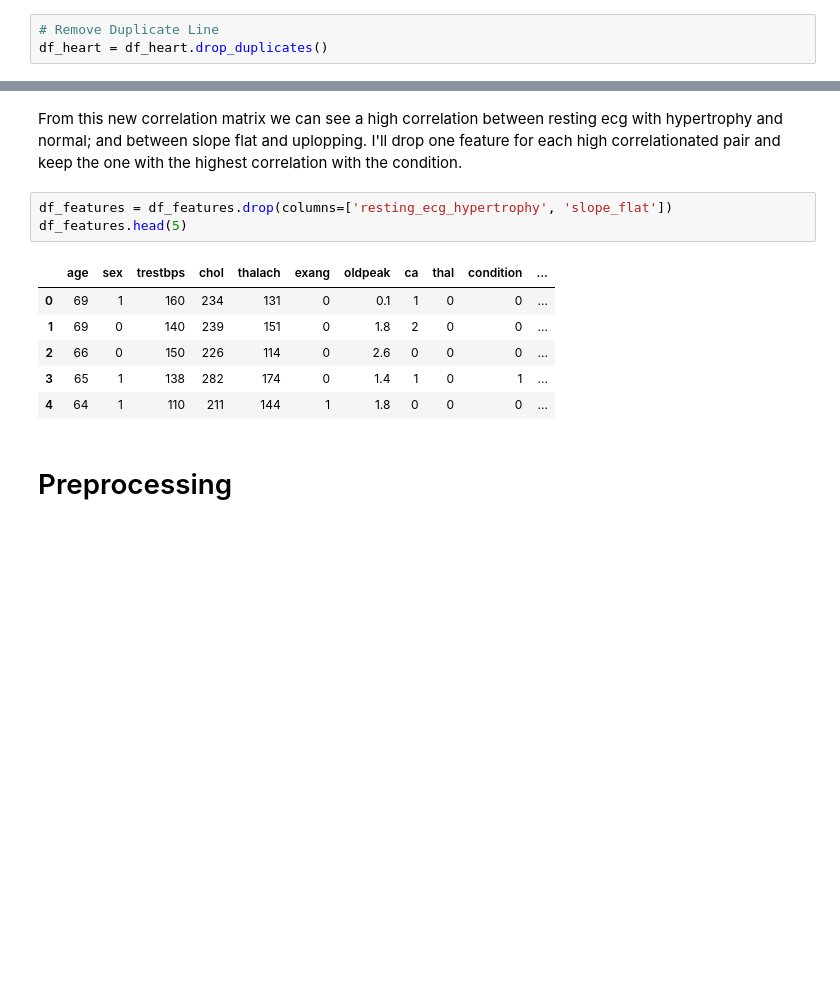
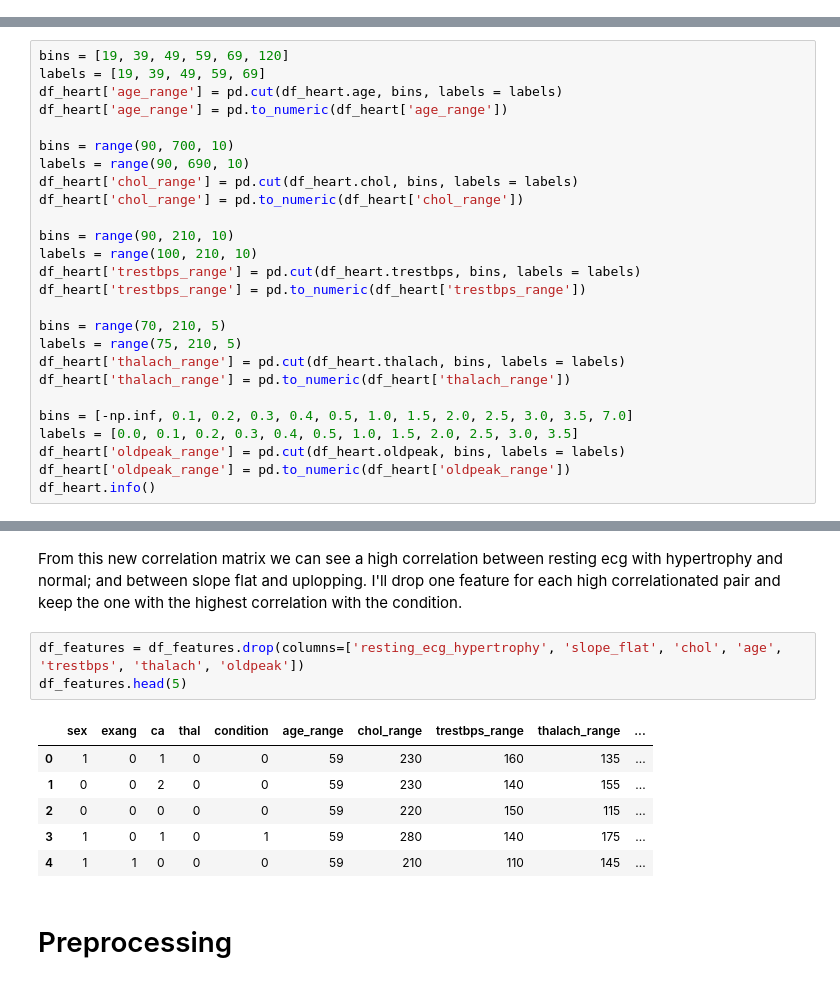
Before and after one commit to Daniel-Moreira/data_projects, a Jupyter notebook: heart_disease/HeartDisease.ipynb, the cells around one changed output, grey strips where cells are left out. Cells and saved outputs as stored; diff of their text form; blank space fills up the shorter version.

```diff
--- a/heart_disease/HeartDisease.ipynb
+++ b/heart_disease/HeartDisease.ipynb
@@ -109,6 +110,3 @@ df_heart.describe([.05, .95])
 pp.ProfileReport(df_heart)
 # %% [output]
 [interactive output not drawn]
-# %%
-# Remove Duplicate Line
-df_heart = df_heart.drop_duplicates()
@@ -122,0 +155,26 @@ plt.show()
+# %%
+bins = [19, 39, 49, 59, 69, 120]
+labels = [19, 39, 49, 59, 69]
+df_heart['age_range'] = pd.cut(df_heart.age, bins, labels = labels)
+df_heart['age_range'] = pd.to_numeric(df_heart['age_range'])
+
+bins = range(90, 700, 10)
+labels = range(90, 690, 10)
+df_heart['chol_range'] = pd.cut(df_heart.chol, bins, labels = labels)
+df_heart['chol_range'] = pd.to_numeric(df_heart['chol_range'])
+
+bins = range(90, 210, 10)
+labels = range(100, 210, 10)
+df_heart['trestbps_range'] = pd.cut(df_heart.trestbps, bins, labels = labels)
+df_heart['trestbps_range'] = pd.to_numeric(df_heart['trestbps_range'])
+
+bins = range(70, 210, 5)
+labels = range(75, 210, 5)
+df_heart['thalach_range'] = pd.cut(df_heart.thalach, bins, labels = labels)
+df_heart['thalach_range'] = pd.to_numeric(df_heart['thalach_range'])
+
+bins = [-np.inf, 0.1, 0.2, 0.3, 0.4, 0.5, 1.0, 1.5, 2.0, 2.5, 3.0, 3.5, 7.0]
+labels = [0.0, 0.1, 0.2, 0.3, 0.4, 0.5, 1.0, 1.5, 2.0, 2.5, 3.0, 3.5]
+df_heart['oldpeak_range'] = pd.cut(df_heart.oldpeak, bins, labels = labels)
+df_heart['oldpeak_range'] = pd.to_numeric(df_heart['oldpeak_range'])
+df_heart.info()
@@ -185,15 +281,15 @@ plt.show()
 From this new correlation matrix we can see a high correlation between resting ecg with hypertrophy and normal; and between slope flat and uplopping.
 I'll drop one feature for each high correlationated pair and keep the one with the highest correlation with the condition.
 # %%
-df_features = df_features.drop(columns=['resting_ecg_hypertrophy', 'slope_flat'])
+df_features = df_features.drop(columns=['resting_ecg_hypertrophy', 'slope_flat', 'chol', 'age', 'trestbps', 'thalach', 'oldpeak'])
 df_features.head(5)
 # %% [output]
-|  | age | sex | trestbps | chol | thalach | exang | oldpeak | ca | thal | condition | ... |
-| 0 | 69 | 1 | 160 | 234 | 131 | 0 | 0.1 | 1 | 0 | 0 | ... |
-| 1 | 69 | 0 | 140 | 239 | 151 | 0 | 1.8 | 2 | 0 | 0 | ... |
-| 2 | 66 | 0 | 150 | 226 | 114 | 0 | 2.6 | 0 | 0 | 0 | ... |
-| 3 | 65 | 1 | 138 | 282 | 174 | 0 | 1.4 | 1 | 0 | 1 | ... |
-| 4 | 64 | 1 | 110 | 211 | 144 | 1 | 1.8 | 0 | 0 | 0 | ... |
+|  | sex | exang | ca | thal | condition | age_range | chol_range | trestbps_range | thalach_range | ... |
+| 0 | 1 | 0 | 1 | 0 | 0 | 59 | 230 | 160 | 135 | ... |
+| 1 | 0 | 0 | 2 | 0 | 0 | 59 | 230 | 140 | 155 | ... |
+| 2 | 0 | 0 | 0 | 0 | 0 | 59 | 220 | 150 | 115 | ... |
+| 3 | 1 | 0 | 1 | 0 | 1 | 59 | 280 | 140 | 175 | ... |
+| 4 | 1 | 1 | 0 | 0 | 0 | 59 | 210 | 110 | 145 | ... |
 # %% [markdown]
 # Preprocessing
 # %%
```
Also changed, not shown: parts of 26 cells of this notebook.
